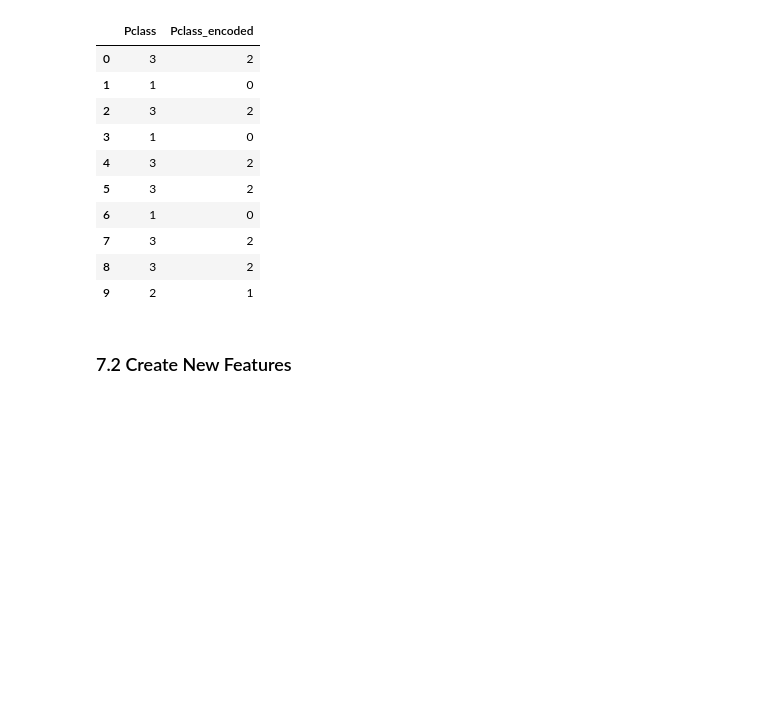
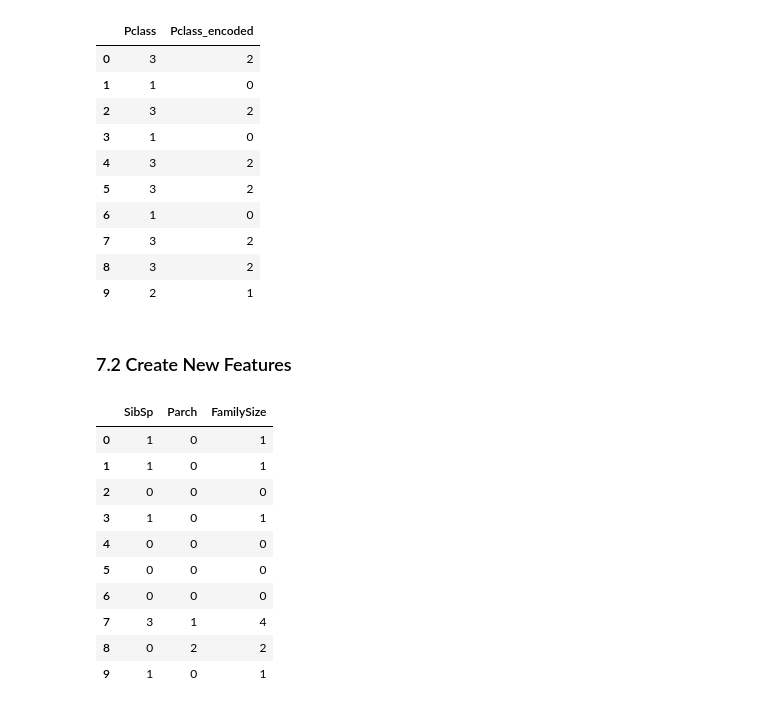
Before and after one commit to svarong-port/data-analytics-projects, a Jupyter notebook: titanic/titanic.ipynb, the cells around one changed output. Saved outputs shown, nothing was run; the diff lists cells and outputs as text; code cells hidden in the pictures; blank space fills up the shorter version.

```diff
--- a/titanic/titanic.ipynb
+++ b/titanic/titanic.ipynb
@@ -686,3 +687,21 @@ df6[["Pclass", "Pclass_encoded"]].head(10)
 | 9 | 2 | 1 |
 # %% [markdown]
 ### 7.2 Create New Features
+# %%
+# create `Family_size`
+df6["FamilySize"] = df6["SibSp"] + df6["Parch"]
+
+# check results
+df6[["SibSp", "Parch", "FamilySize"]].head(10)
+# %% [output]
+|  | SibSp | Parch | FamilySize |
+| 0 | 1 | 0 | 1 |
+| 1 | 1 | 0 | 1 |
+| 2 | 0 | 0 | 0 |
+| 3 | 1 | 0 | 1 |
+| 4 | 0 | 0 | 0 |
+| 5 | 0 | 0 | 0 |
+| 6 | 0 | 0 | 0 |
+| 7 | 3 | 1 | 4 |
+| 8 | 0 | 2 | 2 |
+| 9 | 1 | 0 | 1 |
```
Also changed, not shown: parts of 5 cells of this notebook.
